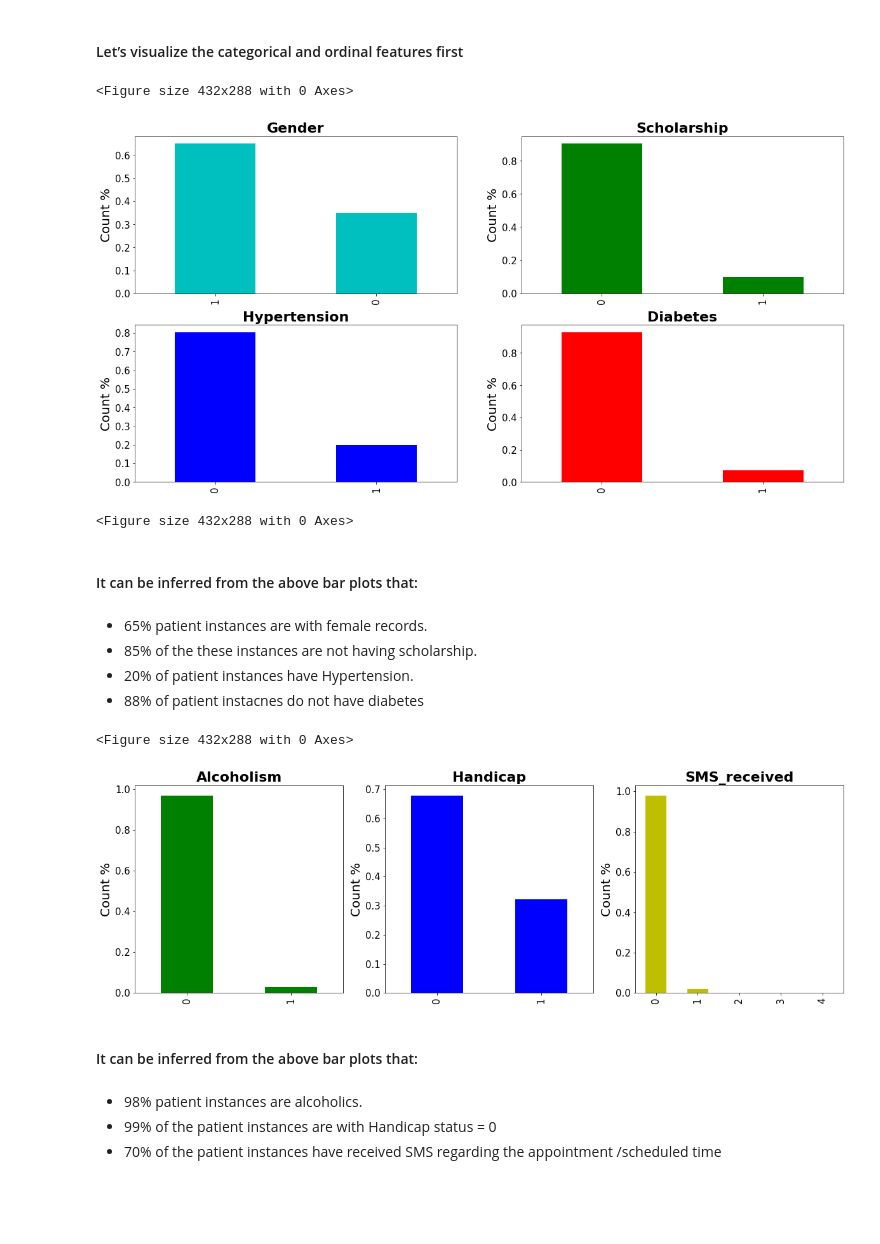
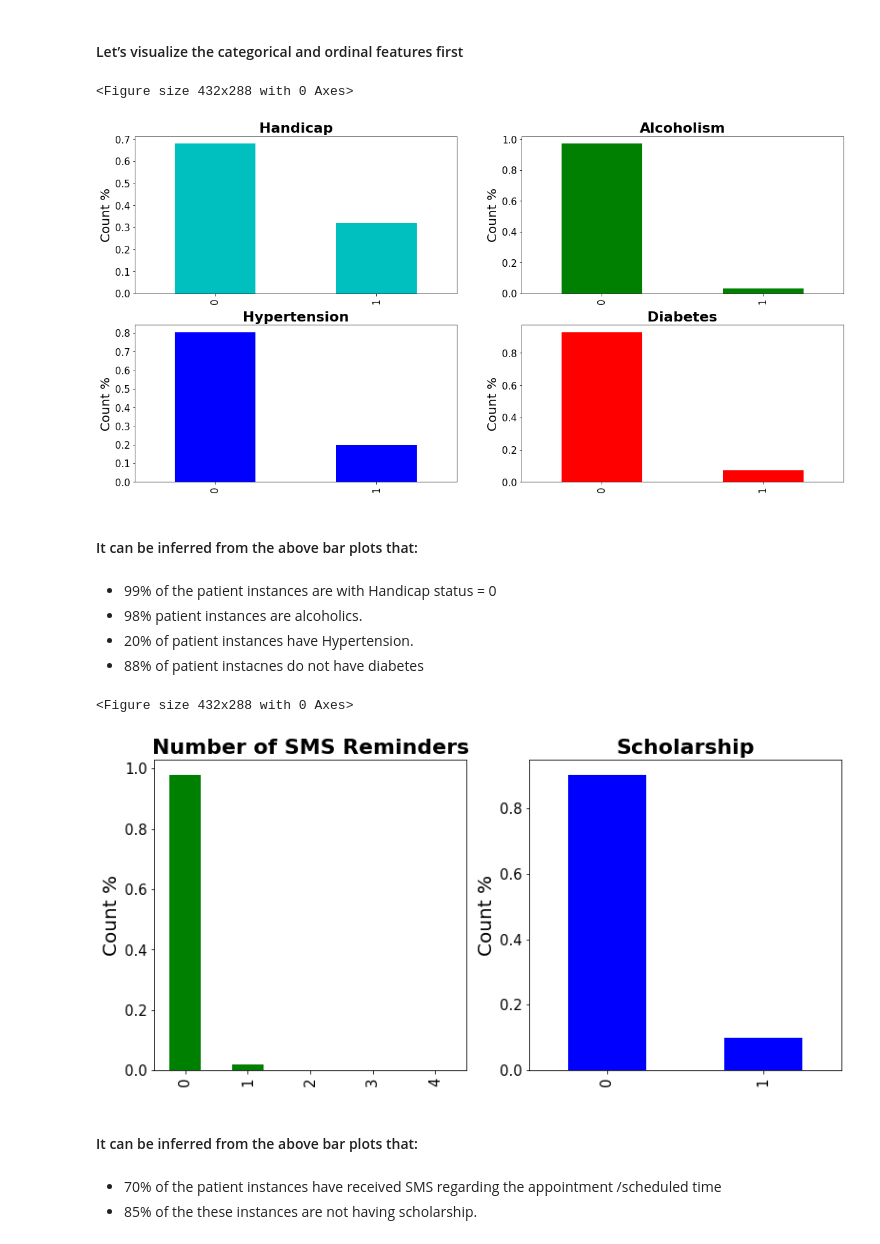
Before and after one commit to britnijgrimm/group2-project, a Jupyter notebook: Sql_datapre_plots.ipynb, the cells around one changed output. Drawn from its saved outputs; the diff is of its cells as text; code cells hidden in the pictures; blank space fills up the shorter version.

Commit message:
Plots

```diff
--- a/Sql_datapre_plots.ipynb
+++ b/Sql_datapre_plots.ipynb
@@ -61,6 +61,8 @@ Index(['AppointmentID', 'PatientId', 'Gender', 'ScheduledDay',
        'Diabetes', 'Alcoholism', 'Handcap', 'SMS_received', 'No-show',
        'WeekDay', 'TimeDelta'],
       dtype='object')
+# %%
+mans_df['No-show']=mans_df['No-show'].astype(object)
 # %%
 #Find data types on each column
 mans_df.dtypes
@@ -193,9 +195,9 @@ PARQUE INDUSTRIAL       1
 Name: Neighbourhood, Length: 81, dtype: int64
 # %%
 #Rename the columns which have incorrect spelling mistakes - this will helps us create columns in easy to understand way
-mans_df.rename(columns = {'Hipertension' : 'Hypertension', 'Handcap':'Handicap', 'No-show':'Show'}, inplace = True)
-mans_df.loc[mans_df['Show'] == 'Yes', ['Show']] = 0
-mans_df.loc[mans_df['Show'] == 'No', ['Show']] = 1
+mans_df.rename(columns = {'Hipertension' : 'Hypertension', 'Handcap':'Handicap', 'No-show':'Show', 'SMS_received':'Number of SMS Reminders'}, inplace = True)
+mans_df.loc[mans_df['Show'] == 'Yes', ['Show']] = "Show"
+mans_df.loc[mans_df['Show'] == 'No', ['Show']] = "No-Show"
 mans_df.head(3)
 # %% [output]
 |  | AppointmentID | PatientId | Gender | ScheduledDay | AppointmentDay | Age | Neighbourhood | Scholarship | ... |
@@ -225,8 +227,7 @@ Name: Neighbourhood, Length: 81, dtype: int64
 # %%
 plt.figure(1)
 plt.figure(figsize = (15,10))
-iter_cols = ['Gender', 'Scholarship', 'Hypertension', 'Diabetes']
-#              , 'Alcoholism', 'Handicap']
+iter_cols = ['Handicap','Alcoholism', 'Hypertension', 'Diabetes']
 colour = ['c', 'g', 'b', 'r']
 i = 0
 for col in iter_cols:
@@ -235,40 +236,36 @@ for col in iter_cols:
     plt.title(col, fontweight="bold", fontsize = 22.0)
     plt.ylabel('Count %', fontsize = 20.0)
     i = i +1
-plt.show()
-##plt.savefig('ordinalfeat1.png', dpi=300)
+plt.savefig('ordinalfeat5.png', dpi=300)
 # %% [output]
 <Figure size 432x288 with 0 Axes>
-[figure, old version]
+[figure, new version]
-<Figure size 432x288 with 0 Axes>
 # %% [markdown]
 #### It can be inferred from the above bar plots that:
 # %% [markdown]
-- 65% patient instances are with female records.
-- 85% of the these instances are not having scholarship.
+- 99% of the patient instances are with Handicap status = 0
+- 98% patient instances are alcoholics.
 - 20% of patient instances have Hypertension.
 - 88% of patient instacnes do not have diabetes
 # %%
 plt.figure(1)
 plt.figure(figsize = (15,10))
-iter_cols = ['Alcoholism', 'Handicap', 'SMS_received']
+iter_cols = ['Number of SMS Reminders', 'Scholarship']
 
 colour = ['g', 'b', 'y']
 i = 0
 for col in iter_cols:
     plt.subplot(int(str(13)+str((iter_cols.index(col)+1))))
     mans_df[col].value_counts(normalize=True).plot.bar(figsize=(20,6), fontsize = 15.0, color = colour[i])
     plt.title(col, fontweight="bold", fontsize = 22.0)
     plt.ylabel('Count %', fontsize = 20.0)
     i = i +1
-plt.show()
-##plt.savefig('ordinalfeat1.png', dpi=300)
+##plt.savefig('ordinalfeat6.png', dpi=300)
 # %% [output]
 <Figure size 432x288 with 0 Axes>
-[figure, old version]
+[figure, new version]
 # %% [markdown]
 #### It can be inferred from the above bar plots that:
 # %% [markdown]
-- 98% patient instances are alcoholics.
-- 99% of the patient instances are with Handicap status = 0
 - 70% of the patient instances have received SMS regarding the appointment /scheduled time
+- 85% of the these instances are not having scholarship.
```
Also changed, not shown: parts of 2 cells of this notebook, 4 other files.
